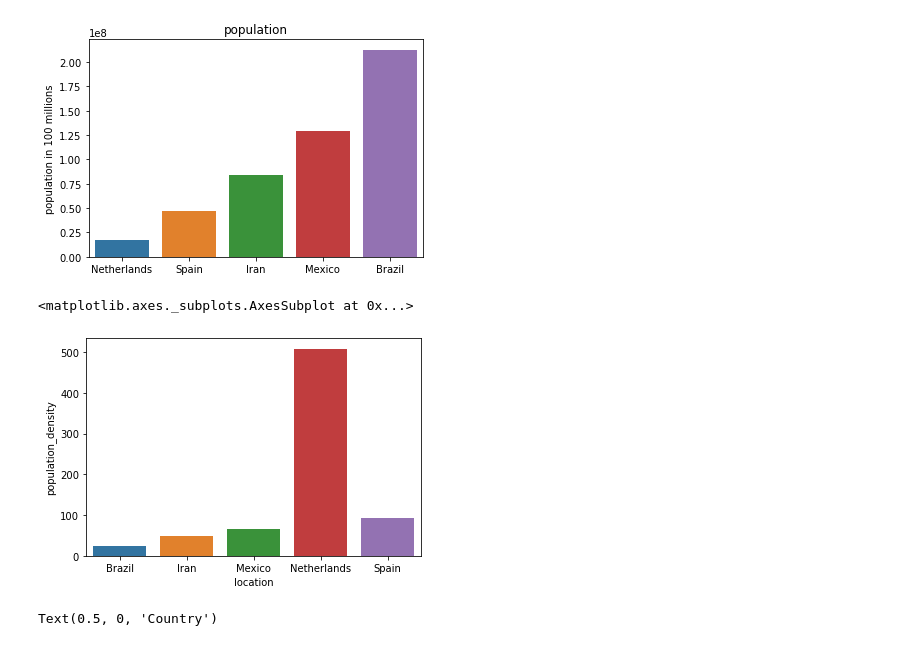
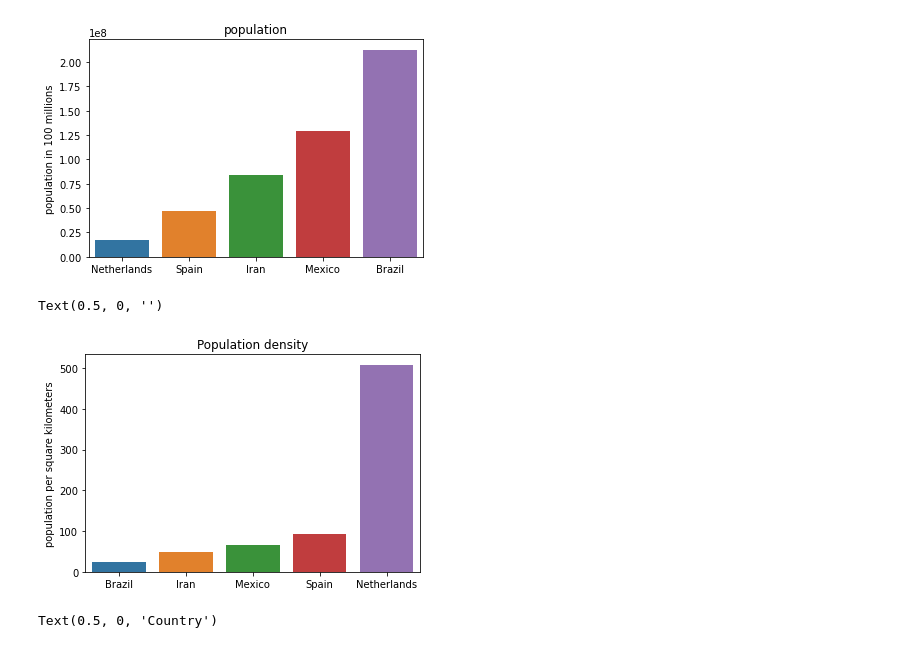
Before and after one commit to RoxannaW/Project_August_Corona, a Jupyter notebook: Roxanna/src/project_main.ipynb, the cells around one changed output. Cells and saved outputs as stored; diff of their text form; code cells hidden in the pictures.

```diff
--- a/Roxanna/src/project_main.ipynb
+++ b/Roxanna/src/project_main.ipynb
@@ -262,10 +291,14 @@ Text(0.5, 0, '')
 # %%
 #Having a look at the population density, thus the number of people divided by land area (measured in square kilometers)
 data_population_density = data_covid.groupby("location")["population_density"].mean().reset_index()
+data_population_density.sort_values(by="population_density", inplace=True)
 sns.barplot(x=data_population_density.location, y=data_population_density.population_density, data=data_population_density)
+plt.title("Population density")
+plt.ylabel("population per square kilometers")
+plt.xlabel(None)
 # %% [output]
-<matplotlib.axes._subplots.AxesSubplot at 0x...>
+Text(0.5, 0, '')
-[figure, old version]
+[figure, new version]
 # %%
 # plotting median age comparison
 data_ages_median = data_covid.groupby("location")["median_age"].mean()
```
Also changed, not shown: parts of 17 cells of this notebook.
